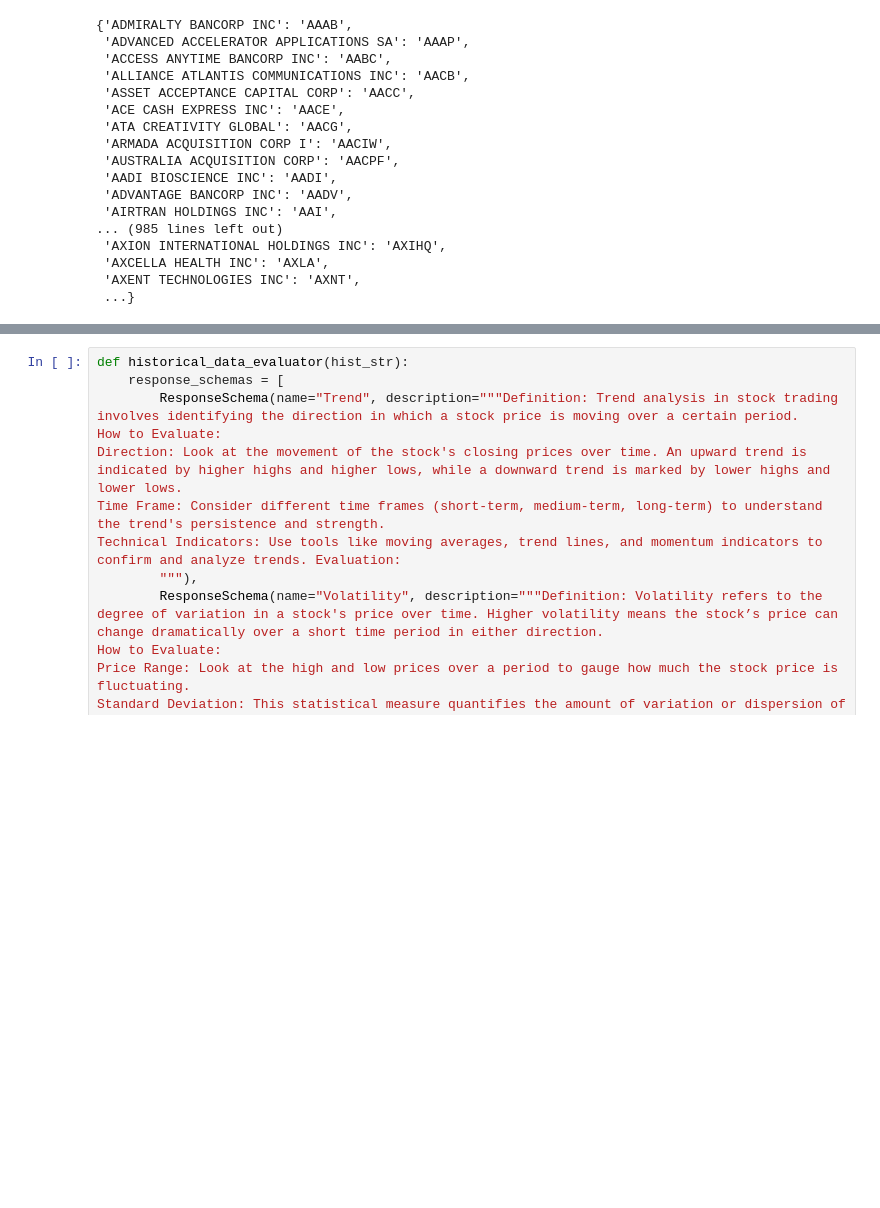
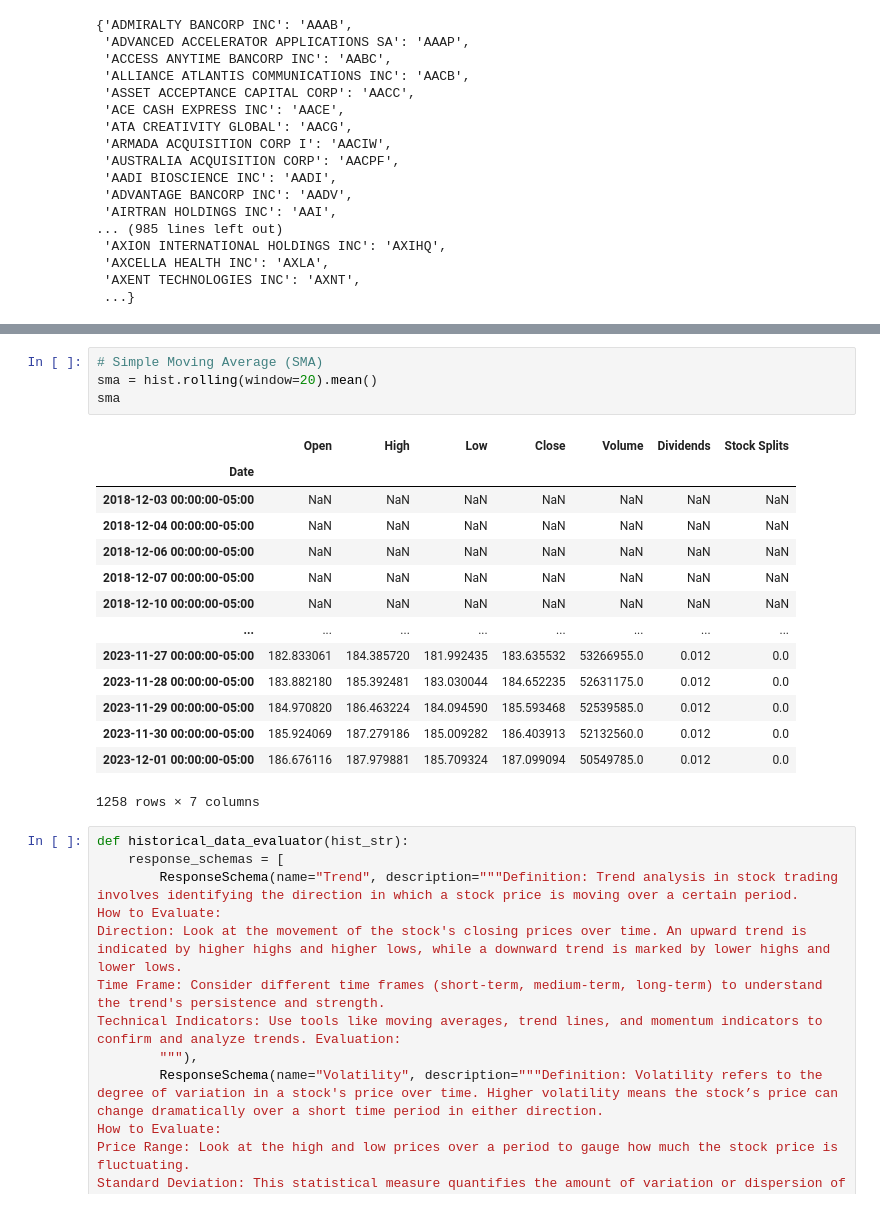
Before and after one commit to shaunck96/AI-Generated-News, a Jupyter notebook: GPT_3_5_Turbo_16k_NYSE_App.ipynb, the cells around one changed output, grey strips where cells are left out. Drawn from its saved outputs; the diff is of its cells as text; blank space fills up the shorter version.

```diff
--- a/GPT_3_5_Turbo_16k_NYSE_App.ipynb
+++ b/GPT_3_5_Turbo_16k_NYSE_App.ipynb
@@ -279,3 +638,22 @@ num_tokens_from_string(hist_str, "gpt-3.5-turbo-16k")
+# %%
+# Simple Moving Average (SMA)
+sma = hist.rolling(window=20).mean()
+sma
+# %% [output]
+|  | Open | High | Low | Close | Volume | Dividends | Stock Splits |
+| Date |  |  |  |  |  |  |  |
+| 2018-12-03 00:00:00-05:00 | NaN | NaN | NaN | NaN | NaN | NaN | NaN |
+| 2018-12-04 00:00:00-05:00 | NaN | NaN | NaN | NaN | NaN | NaN | NaN |
+| 2018-12-06 00:00:00-05:00 | NaN | NaN | NaN | NaN | NaN | NaN | NaN |
+| 2018-12-07 00:00:00-05:00 | NaN | NaN | NaN | NaN | NaN | NaN | NaN |
+| 2018-12-10 00:00:00-05:00 | NaN | NaN | NaN | NaN | NaN | NaN | NaN |
+| ... | ... | ... | ... | ... | ... | ... | ... |
+| 2023-11-27 00:00:00-05:00 | 182.833061 | 184.385720 | 181.992435 | 183.635532 | 53266955.0 | 0.012 | 0.0 |
+| 2023-11-28 00:00:00-05:00 | 183.882180 | 185.392481 | 183.030044 | 184.652235 | 52631175.0 | 0.012 | 0.0 |
+| 2023-11-29 00:00:00-05:00 | 184.970820 | 186.463224 | 184.094590 | 185.593468 | 52539585.0 | 0.012 | 0.0 |
+| 2023-11-30 00:00:00-05:00 | 185.924069 | 187.279186 | 185.009282 | 186.403913 | 52132560.0 | 0.012 | 0.0 |
+| 2023-12-01 00:00:00-05:00 | 186.676116 | 187.979881 | 185.709324 | 187.099094 | 50549785.0 | 0.012 | 0.0 |
+1258 rows × 7 columns
 # %%
 def historical_data_evaluator(hist_str):
     response_schemas = [
```
Also changed, not shown: parts of 16 cells of this notebook.
